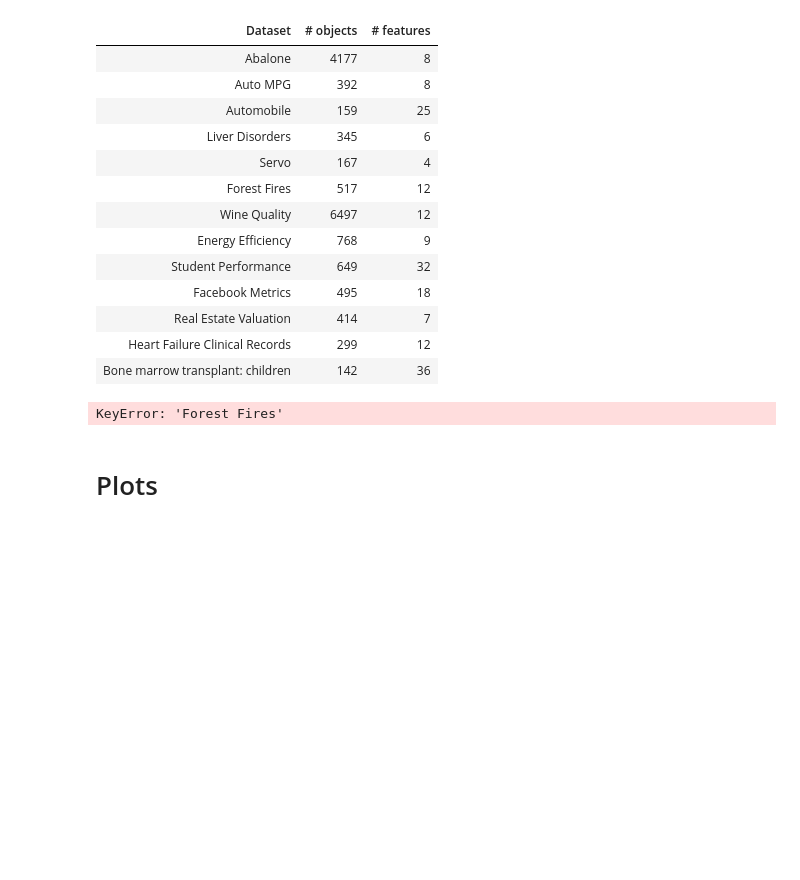
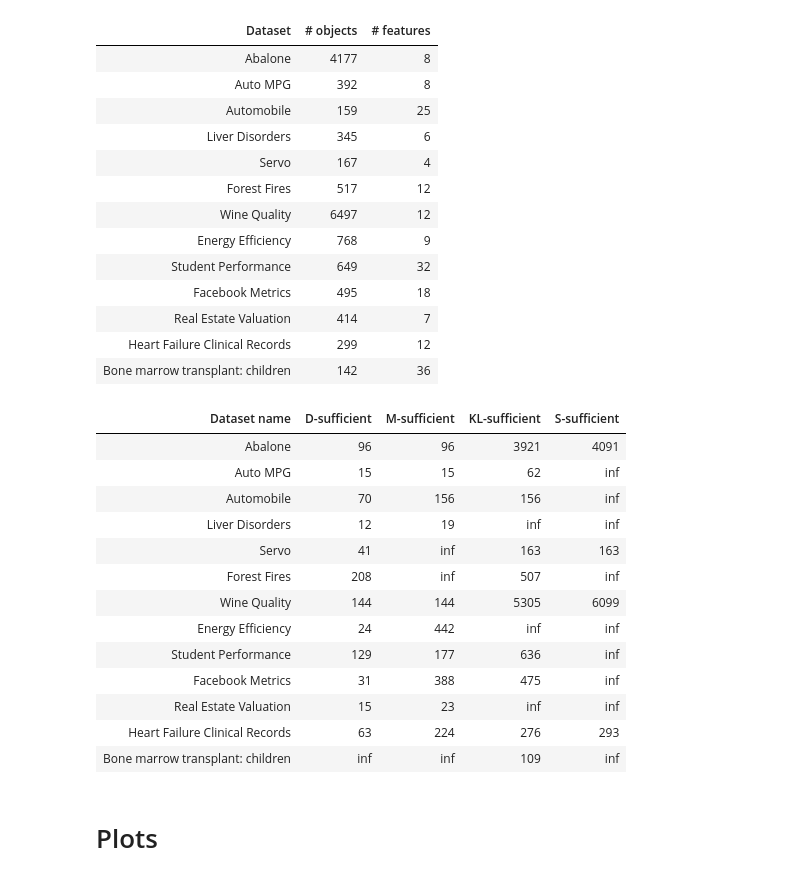
Before and after one commit to intsystems/Kiselev-BS-Thesis, a Jupyter notebook: code/main.ipynb, the cells around one changed output. Drawn from its saved outputs; the diff is of its cells as text; code cells hidden in the pictures; blank space fills up the shorter version.

```diff
--- a/code/main.ipynb
+++ b/code/main.ipynb
@@ -225,16 +220,30 @@ get_datasets_regression_info()
 | Heart Failure Clinical Records | 299 | 12 |
 | Bone marrow transplant: children | 142 | 36 |
 # %%
-eps = 0.5
+eps_1 = 1 / 10**3
+eps_2 = 1 / 2
 
-table = get_regression_results(eps, num_sample_size,
+table = get_regression_results(eps_1, eps_2, num_sample_size,
                                datasets, datasets_names,
                                variances_datasets_normalized, means_datasets_normalized,
                                divergences_datasets_normalized, scores_datasets_normalized)
 
 table
 # %% [output]
-KeyError: 'Forest Fires'
+| Dataset name | D-sufficient | M-sufficient | KL-sufficient | S-sufficient |
+| Abalone | 96 | 96 | 3921 | 4091 |
+| Auto MPG | 15 | 15 | 62 | inf |
+| Automobile | 70 | 156 | 156 | inf |
+| Liver Disorders | 12 | 19 | inf | inf |
+| Servo | 41 | inf | 163 | 163 |
+| Forest Fires | 208 | inf | 507 | inf |
+| Wine Quality | 144 | 144 | 5305 | 6099 |
+| Energy Efficiency | 24 | 442 | inf | inf |
+| Student Performance | 129 | 177 | 636 | inf |
+| Facebook Metrics | 31 | 388 | 475 | inf |
+| Real Estate Valuation | 15 | 23 | inf | inf |
+| Heart Failure Clinical Records | 63 | 224 | 276 | 293 |
+| Bone marrow transplant: children | inf | inf | 109 | inf |
 # %% [markdown]
 # Plots
 # %% [markdown]
```
Also changed, not shown: parts of 8 cells of this notebook, 6 other files.
